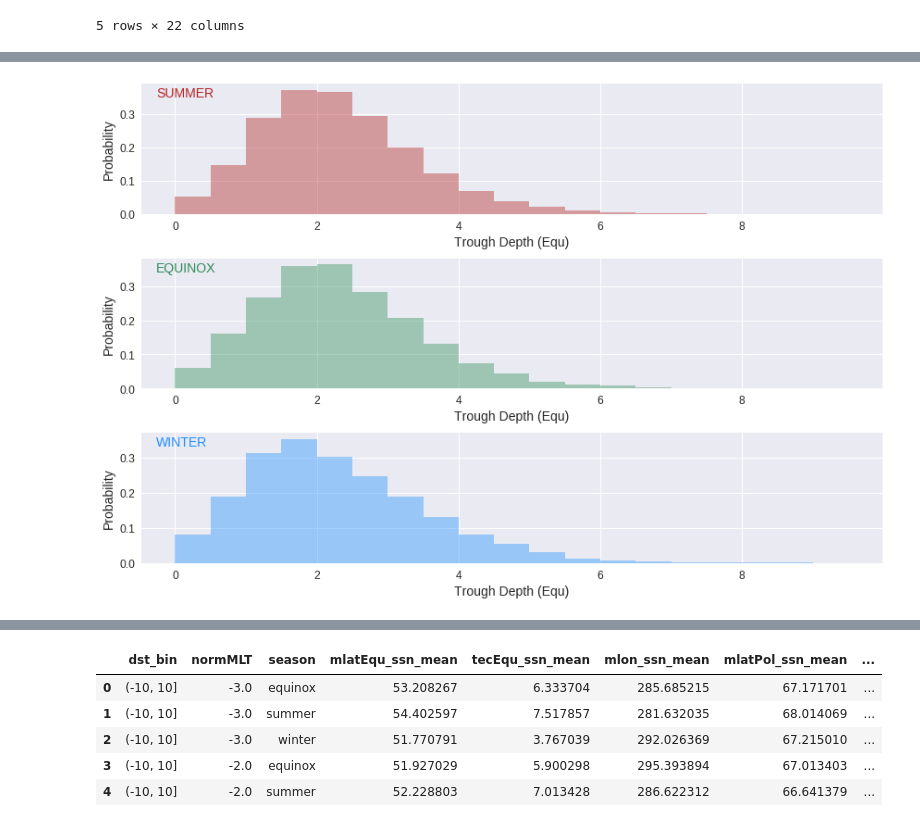
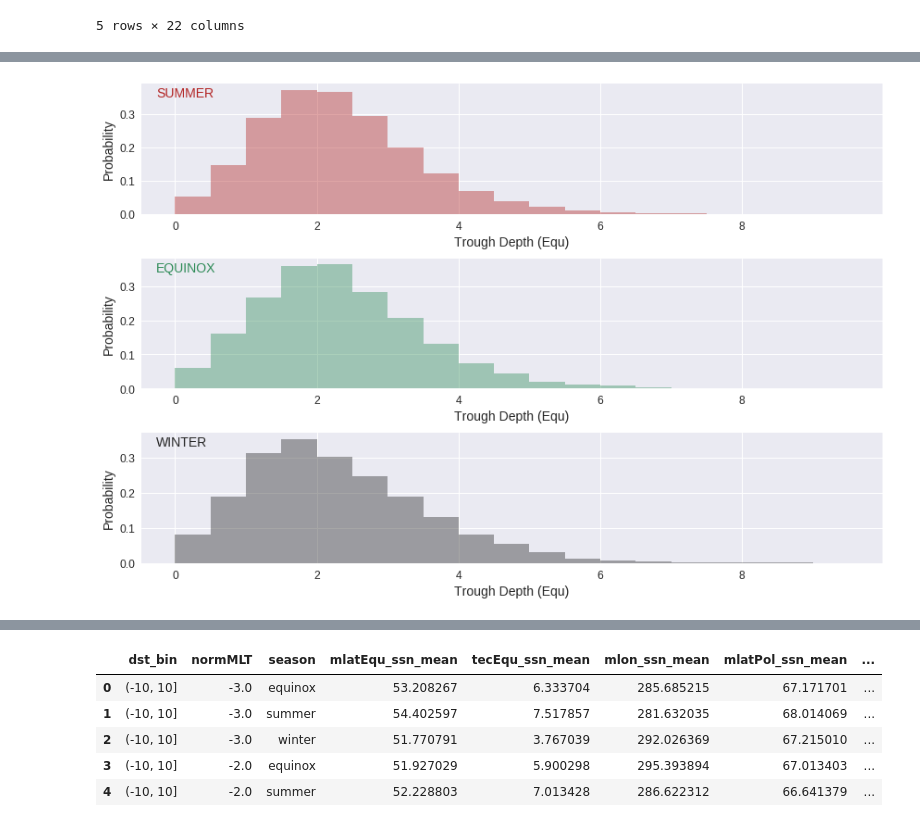
Before and after one commit to bharatreddy/sapstec, a Jupyter notebook: ipy/full_season.ipynb, the cells around one changed output, grey strips where cells are left out. Saved outputs shown, nothing was run; the diff lists cells and outputs as text; code cells hidden in the pictures.

```diff
--- a/ipy/full_season.ipynb
+++ b/ipy/full_season.ipynb
@@ -72,7 +72,7 @@ finBndDF.head()
 seasonList = [ "summer", "equinox", "winter" ]
 colDict = {}
 colDict["summer"] = "firebrick"
-colDict["winter"] = "dodgerblue"
+colDict["winter"] = "#252525"
 colDict["equinox"] = "seagreen"
 
 bins = numpy.arange(0,10,0.5)
@@ -103,7 +103,7 @@ plt.savefig("../figs/Season-TEC-Min.eps",bbox_inches='tight')
 seasonList = [ "summer", "equinox", "winter" ]
 colDict = {}
 colDict["summer"] = "firebrick"
-colDict["winter"] = "dodgerblue"
+colDict["winter"] = "#252525"
 colDict["equinox"] = "seagreen"
 
 bins = numpy.arange(0,10,0.5)
@@ -133,34 +133,34 @@ plt.savefig("../figs/Season-Trgh-Dep-Pol.eps",bbox_inches='tight')
 # %%
 seasonList = [ "summer", "equinox", "winter" ]
 colDict = {}
 colDict["summer"] = "firebrick"
-colDict["winter"] = "dodgerblue"
+colDict["winter"] = "#252525"
 colDict["equinox"] = "seagreen"
 
 bins = numpy.arange(0,10,0.5)
 
 f = plt.figure(figsize=(12, 8))
 axArr = []
 axArr.append( f.add_subplot(3,1,1) )
 axArr.append( f.add_subplot(3,1,2) )
 axArr.append( f.add_subplot(3,1,3) )
 
 for ssnInd, currSsn in enumerate(seasonList):
     selDF = finBndDF[ finBndDF["season"] == currSsn ]
     sns.distplot( selDF["delTecEqu"].values, bins=bins, kde=False,\
                      hist=True,norm_hist=True,\
                      hist_kws={"color": colDict[currSsn]},\
                      ax=axArr[ssnInd] )
     axArr[ssnInd].text(0.02, 0.9,  currSsn.upper(),
             transform=axArr[ssnInd].transAxes,
             color=colDict[currSsn], fontsize=14)
     axArr[ssnInd].set_ylabel("Probability", fontsize=14)
     axArr[ssnInd].set_xlabel("Trough Depth (Equ)", fontsize=14)
     axArr[ssnInd].tick_params(labelsize=12)
 plt.tight_layout()
 plt.savefig("../figs/Season-Trgh-Dep-Equ.eps",bbox_inches='tight')
 # %% [output]
-[figure, old version]
+[figure, new version]
 # %%
 seasonList = [ "summer", "equinox", "winter" ]
 colDict = {}
```
Also changed, not shown: parts of 9 cells of this notebook, 23 other files.
